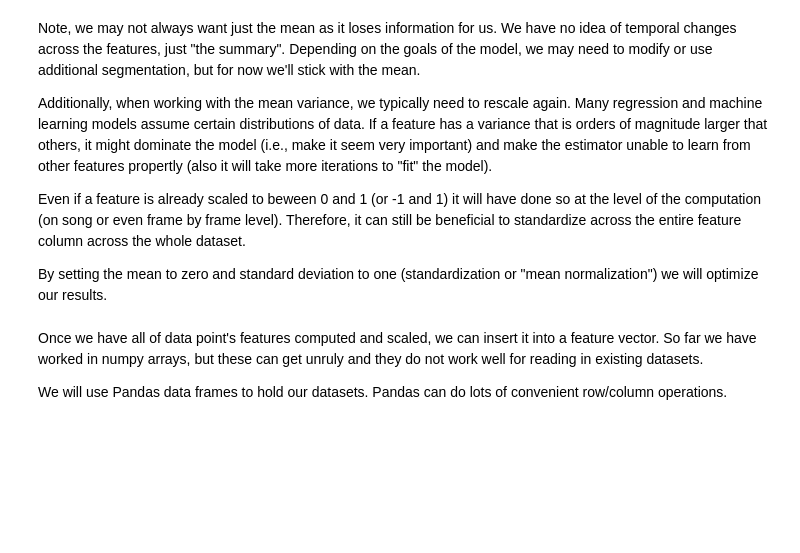
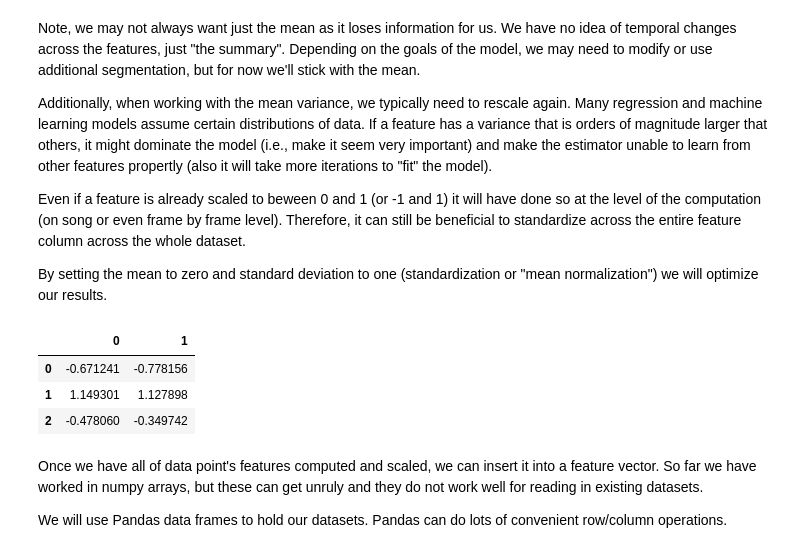
Before and after one commit to jwesterstahl/AudioTechII, a Jupyter notebook: Lectures-Blank/Lesson14_DataScience_Pandas.ipynb, the cells around one changed output. Cells and saved outputs as stored; diff of their text form; code cells hidden in the pictures; blank space fills up the shorter version.

```diff
--- a/Lectures-Blank/Lesson14_DataScience_Pandas.ipynb
+++ b/Lectures-Blank/Lesson14_DataScience_Pandas.ipynb
@@ -125,12 +125,19 @@ By setting the mean to zero and standard deviation to one (standardization or "m
 # %%
 # This is done across the full data columns before taking the mean/std
 
 df = pd.DataFrame([[1, 2.12], [3.356, 4.567],[1.25, 2.67]])
 scaler = preprocessing.StandardScaler()
 scaled_df = scaler.fit_transform(df)
 
 # or manually (though you may get division by zero errors in rare cases)
 normalized_df=(df-df.mean())/df.std()
+
+normalized_df
+# %% [output]
+|  | 0 | 1 |
+| 0 | -0.671241 | -0.778156 |
+| 1 | 1.149301 | 1.127898 |
+| 2 | -0.478060 | -0.349742 |
 # %% [markdown]
 Once we have all of data point's features computed and scaled, we can insert it into a feature vector. So far we have worked in numpy arrays, but these can get unruly and they do not work well for reading in existing datasets.
 
```
Also changed, not shown: 2 other files.
